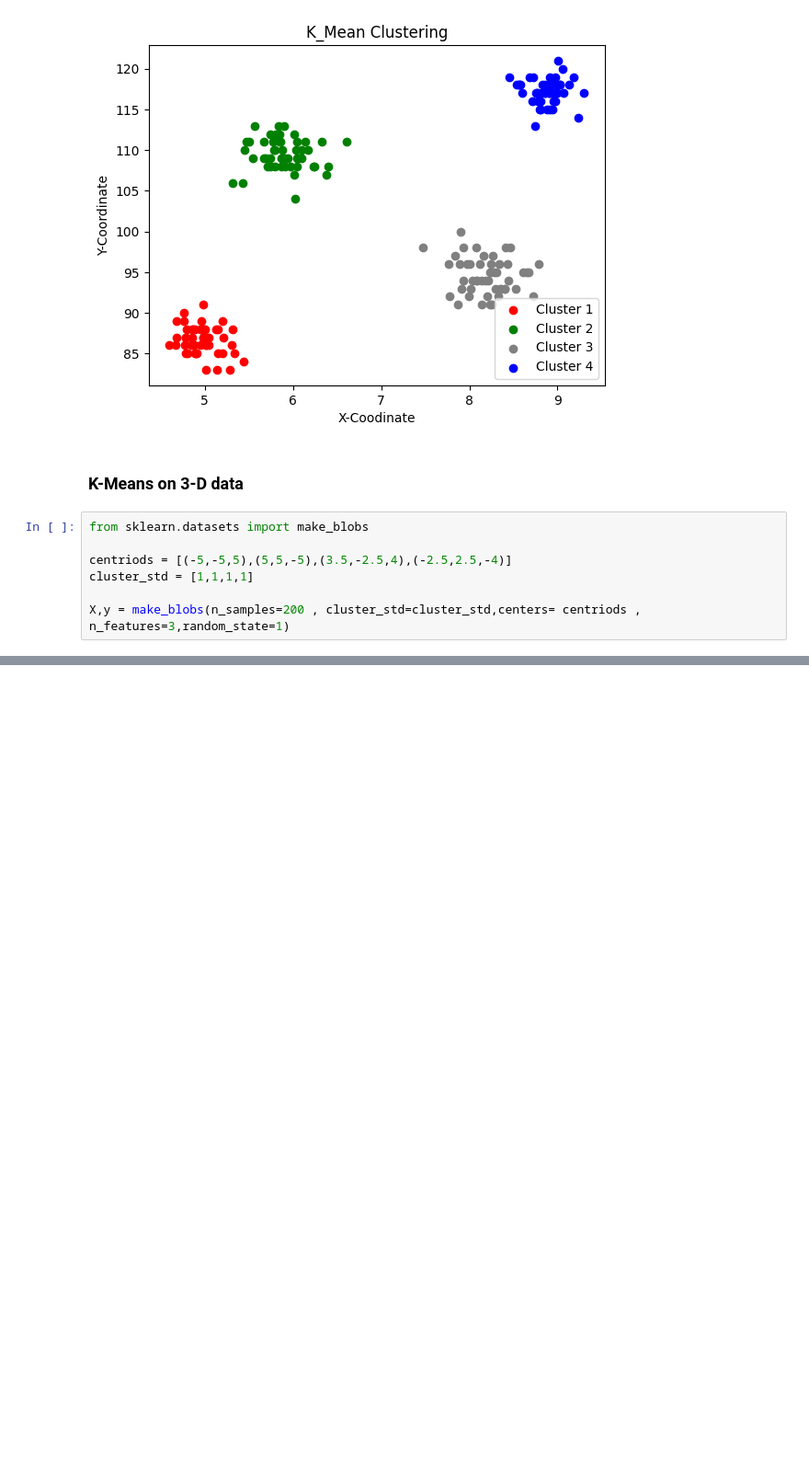
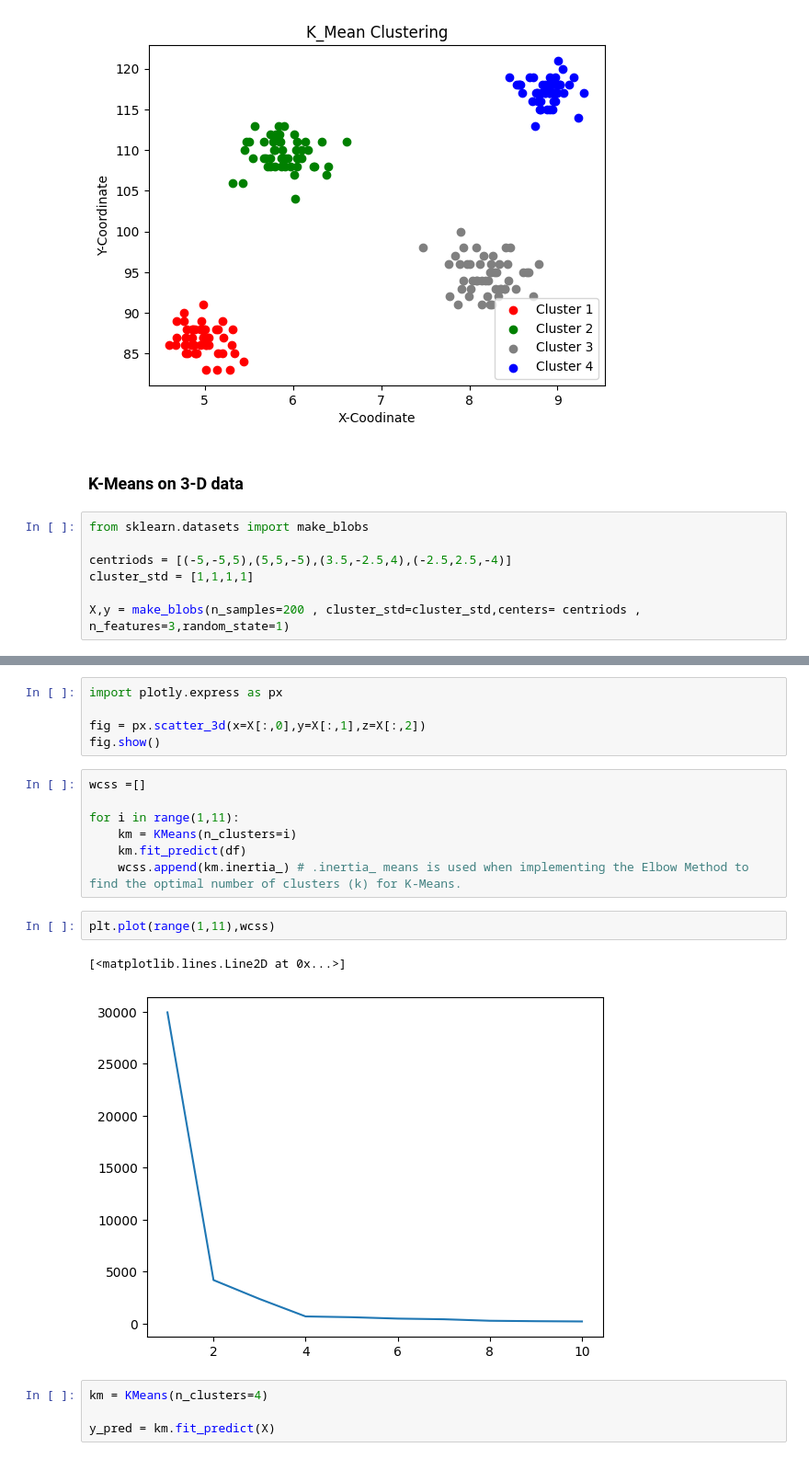
Before and after one commit to Ishwar-gupta/Feature_Engineering, a Jupyter notebook: Unsupervised_Learning/k_mean_clustering.ipynb, the cells around one changed output, grey strips where cells are left out. Shown at 92% size. Drawn from its saved outputs; the diff is of its cells as text; blank space fills up the shorter version.

Commit message:
Adding Unsupervised Learning (KMeans Clustering)

```diff
--- a/Unsupervised_Learning/k_mean_clustering.ipynb
+++ b/Unsupervised_Learning/k_mean_clustering.ipynb
@@ -176,0 +197,21 @@ X,y = make_blobs(n_samples=200 , cluster_std=cluster_std,centers= centriods , n_
+# %%
+import plotly.express as px
+
+fig = px.scatter_3d(x=X[:,0],y=X[:,1],z=X[:,2])
+fig.show()
+# %%
+wcss =[]
+
+for i in range(1,11):
+    km = KMeans(n_clusters=i)
+    km.fit_predict(df)
+    wcss.append(km.inertia_) # .inertia_ means is used when implementing the Elbow Method to find the optimal number of clusters (k) for K-Means.
+# %%
+plt.plot(range(1,11),wcss)
+# %% [output]
+[<matplotlib.lines.Line2D at 0x...>]
+[figure, added]
+# %%
+km = KMeans(n_clusters=4)
+
+y_pred = km.fit_predict(X)
```
Also changed, not shown: parts of 3 cells of this notebook.
